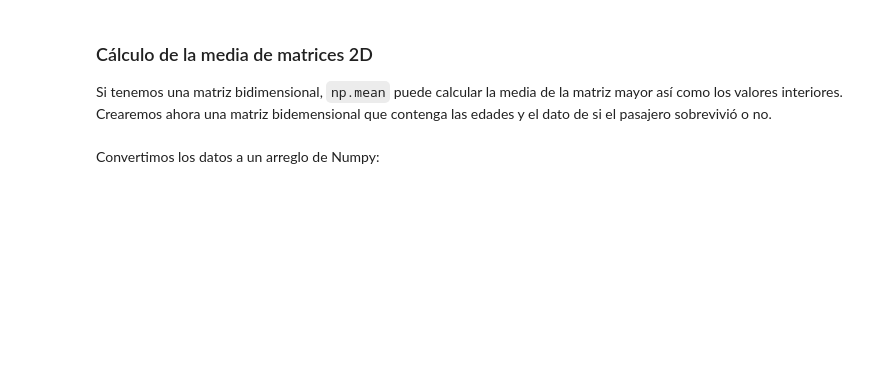
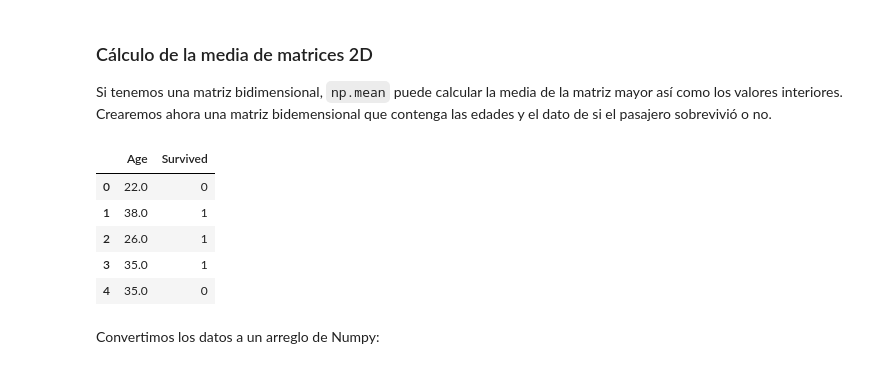
Before and after one commit to vbatiz/intro-python, a Jupyter notebook: notebooks/IntroPython_03.ipynb, the cells around one changed output. Drawn from its saved outputs; the diff is of its cells as text; code cells hidden in the pictures; blank space fills up the shorter version.

```diff
--- a/notebooks/IntroPython_03.ipynb
+++ b/notebooks/IntroPython_03.ipynb
@@ -150,6 +278,15 @@ Crearemos ahora una matriz bidemensional que contenga las edades y el dato de si
 # %%
 edades_sobrevivientes = df_titanic[["Age","Survived"]]
 edades_sobrevivientes = edades_sobrevivientes.dropna()
+# %%
+edades_sobrevivientes.head()
+# %% [output]
+|  | Age | Survived |
+| 0 | 22.0 | 0 |
+| 1 | 38.0 | 1 |
+| 2 | 26.0 | 1 |
+| 3 | 35.0 | 1 |
+| 4 | 35.0 | 0 |
 # %% [markdown]
 Convertimos los datos a un arreglo de Numpy:
 # %%
```
Also changed, not shown: parts of 33 cells of this notebook.
